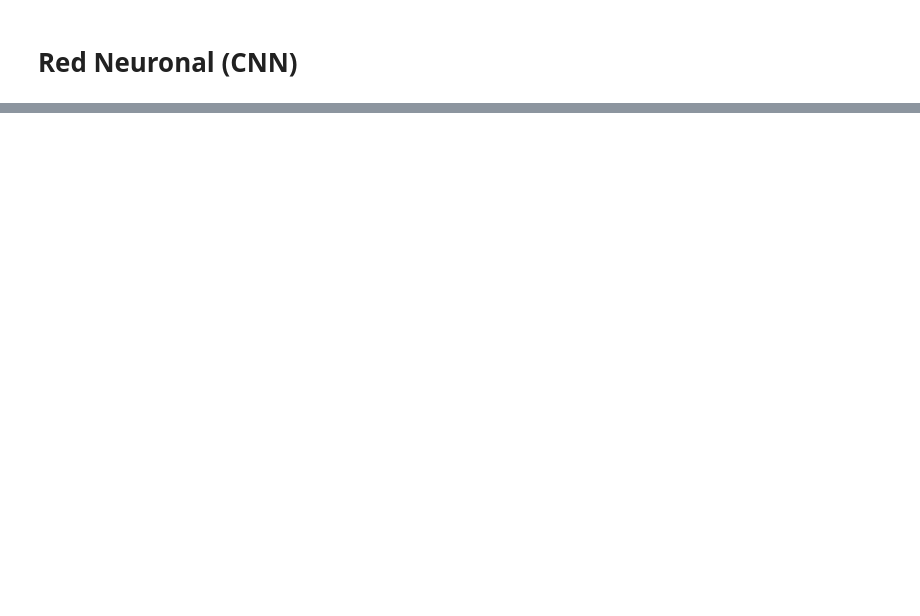
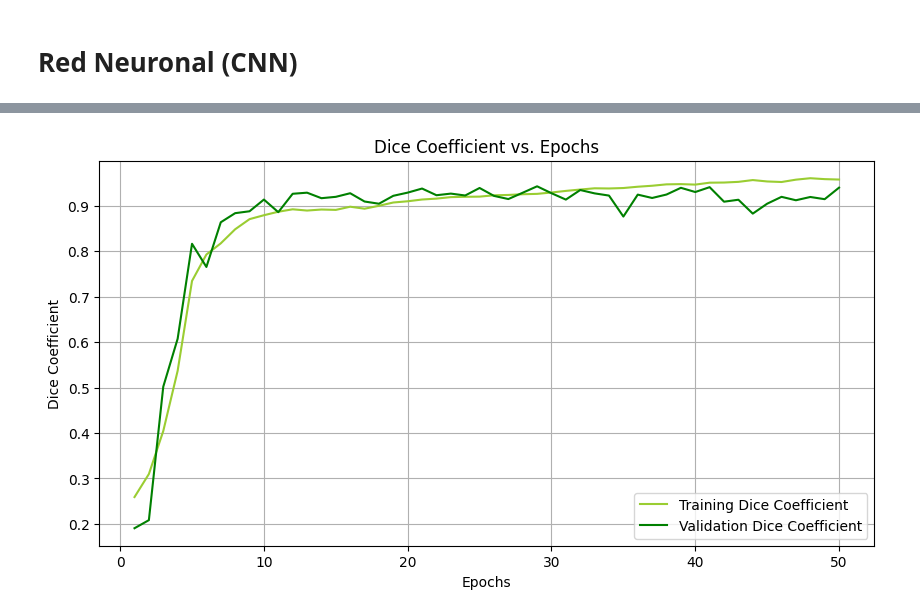
Before and after one commit to marianarinconflores/Reto2, a Jupyter notebook: reto.ipynb, the cells around one changed output, grey strips where cells are left out. Saved outputs shown, nothing was run; the diff lists cells and outputs as text; code cells hidden in the pictures; blank space fills up the shorter version.

```diff
--- a/reto.ipynb
+++ b/reto.ipynb
@@ -678,3 +483,25 @@ def post_process_mask(predicted_mask, threshold=0.5):
+# %%
+import matplotlib.pyplot as plt
+
+# Extraer las métricas de entrenamiento y validación
+dice_coefficient = history.history['dice_coefficient']
+val_dice_coefficient = history.history['val_dice_coefficient']
+
+# Crear un rango de épocas para el eje X
+epochs = range(1, len(dice_coefficient) + 1)
+
+# Graficar la métrica dice_coefficient
+plt.figure(figsize=(10, 5))
+plt.plot(epochs, dice_coefficient, color='yellowgreen', label='Training Dice Coefficient')
+plt.plot(epochs, val_dice_coefficient, 'g', label='Validation Dice Coefficient')
+plt.title('Dice Coefficient vs. Epochs')
+plt.xlabel('Epochs')
+plt.ylabel('Dice Coefficient')
+plt.legend()
+plt.grid()
+plt.show()
+# %% [output]
+[figure, added]
 # %%
 import matplotlib.pyplot as plt
 import cv2
```
Also changed, not shown: parts of 18 cells of this notebook, 1 other file.
